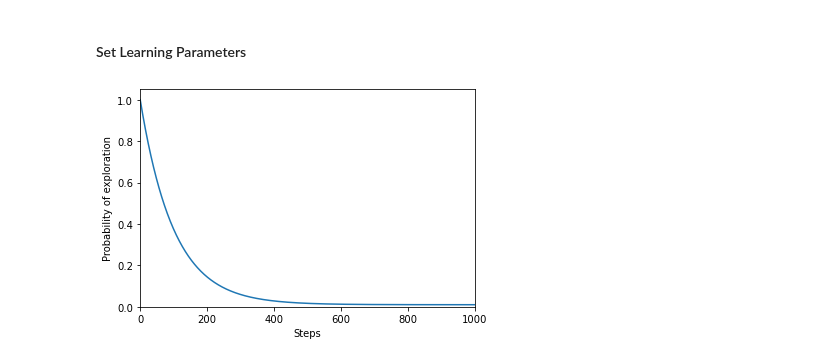
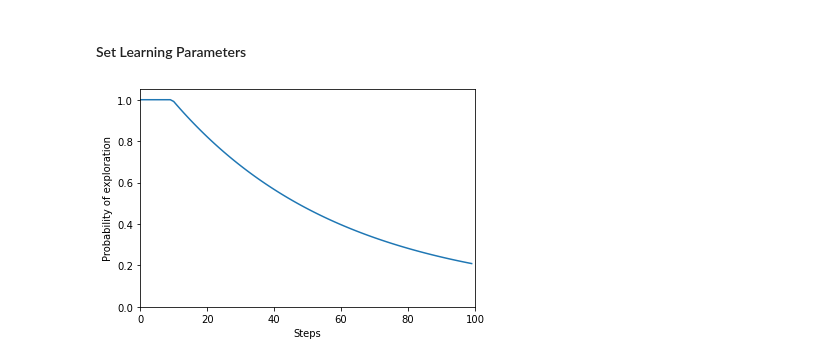
Before and after one commit to dabiged/RLPlayground, a Jupyter notebook: IntroRL/LunarLander.ipynb, the cells around one changed output. Cells and saved outputs as stored; diff of their text form; code cells hidden in the pictures.

```diff
--- a/IntroRL/LunarLander.ipynb
+++ b/IntroRL/LunarLander.ipynb
@@ -334,21 +336,21 @@ env.close()
 # %% [markdown]
 #### Set Learning Parameters
 # %%
-BATCH_SIZE = 1024
+BATCH_SIZE = 512
 # Discount Factor
-GAMMA = 0.999
+GAMMA = 0.9
 
 # Define epsilon greedy behaviour with 3 parameters.
 # Note we want to explore exclusively initially.
-EPS_START = 1.0
-EPS_END = 0.01
-EPS_DECAY = 100.0
+EPS_START = 1.2
+EPS_END = 0.05
+EPS_DECAY = 50.0
 
 # Plot what our epsilon values look like.
-plot_eps(1000,EPS_START,EPS_END,EPS_DECAY)
+plot_eps(100,EPS_START,EPS_END,EPS_DECAY)
 
 # How often do we update our policy network parameters (in steps)
 TARGET_UPDATE = 1
 # %% [output]
-[figure, old version]
+[figure, new version]
 # %%
```
Also changed, not shown: parts of 8 cells of this notebook.
